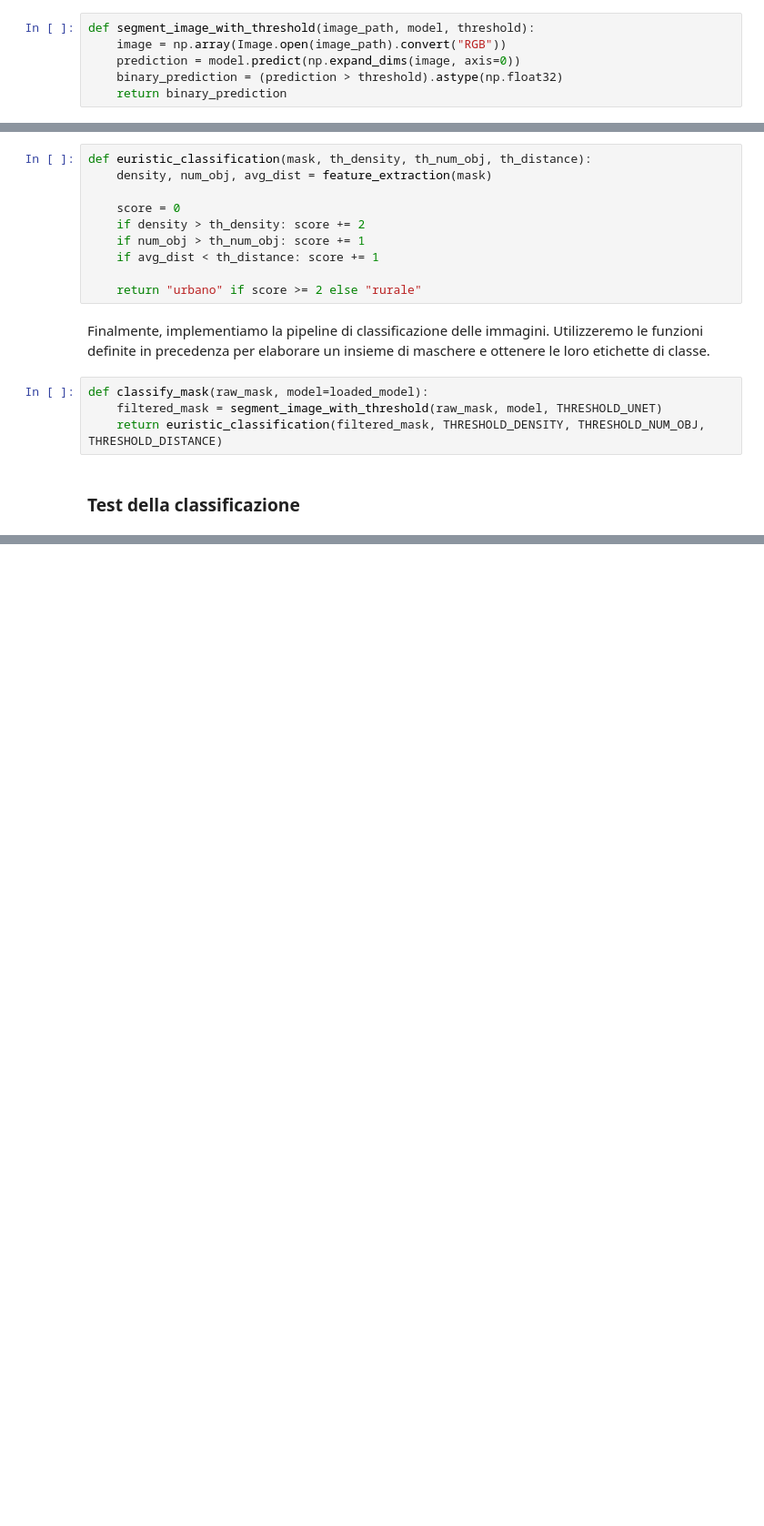
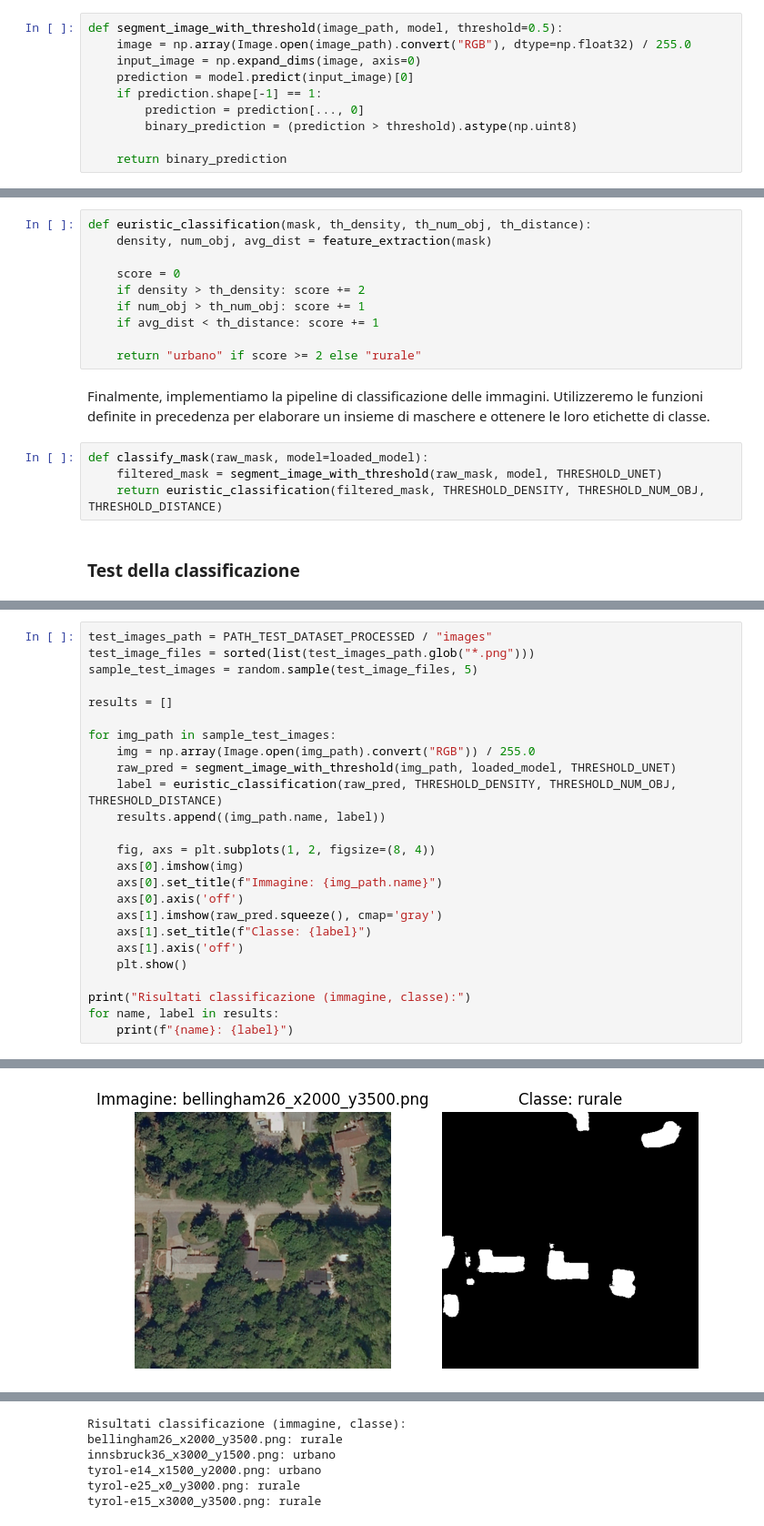
Before and after one commit to Zettaiki/sec-var-2025, a Jupyter notebook: src/python/2_classification.ipynb, the cells around one changed output, grey strips where cells are left out. Shown at 91% size. Cells and saved outputs as stored; diff of their text form; blank space fills up the shorter version.

```diff
--- a/src/python/2_classification.ipynb
+++ b/src/python/2_classification.ipynb
@@ -176,10 +176,14 @@ Best jaccard index: 0.76137996
 # %% [markdown]
 Adesso che abbiamo la soglia ottimale, possiamo utilizzarla per segmentare le immagini nel nostro set di dati. Utilizzeremo la funzione `segment_images_with_threshold` per applicare la soglia e ottenere le maschere segmentate.
 # %%
-def segment_image_with_threshold(image_path, model, threshold):
-    image = np.array(Image.open(image_path).convert("RGB"))
-    prediction = model.predict(np.expand_dims(image, axis=0))
-    binary_prediction = (prediction > threshold).astype(np.float32)
+def segment_image_with_threshold(image_path, model, threshold=0.5):
+    image = np.array(Image.open(image_path).convert("RGB"), dtype=np.float32) / 255.0
+    input_image = np.expand_dims(image, axis=0)
+    prediction = model.predict(input_image)[0]
+    if prediction.shape[-1] == 1:
+        prediction = prediction[..., 0]
+        binary_prediction = (prediction > threshold).astype(np.uint8)
+
     return binary_prediction
 # %% [markdown]
 ## Classificatore delle maschere
@@ -421,0 +430,26 @@ def classify_mask(raw_mask, model=loaded_model):
+# %%
+test_images_path = PATH_TEST_DATASET_PROCESSED / "images"
+test_image_files = sorted(list(test_images_path.glob("*.png")))
+sample_test_images = random.sample(test_image_files, 5)
+
+results = []
+
+for img_path in sample_test_images:
+    img = np.array(Image.open(img_path).convert("RGB")) / 255.0
+    raw_pred = segment_image_with_threshold(img_path, loaded_model, THRESHOLD_UNET)
+    label = euristic_classification(raw_pred, THRESHOLD_DENSITY, THRESHOLD_NUM_OBJ, THRESHOLD_DISTANCE)
+    results.append((img_path.name, label))
+
+    fig, axs = plt.subplots(1, 2, figsize=(8, 4))
+    axs[0].imshow(img)
+    axs[0].set_title(f"Immagine: {img_path.name}")
+    axs[0].axis('off')
+    axs[1].imshow(raw_pred.squeeze(), cmap='gray')
+    axs[1].set_title(f"Classe: {label}")
+    axs[1].axis('off')
+    plt.show()
+
+print("Risultati classificazione (immagine, classe):")
+for name, label in results:
+    print(f"{name}: {label}")
+# %% [output]
@@ -421,0 +457 @@ def classify_mask(raw_mask, model=loaded_model):
+[figure, added]
@@ -421,0 +466,6 @@ def classify_mask(raw_mask, model=loaded_model):
+Risultati classificazione (immagine, classe):
+bellingham26_x2000_y3500.png: rurale
+innsbruck36_x3000_y1500.png: urbano
+tyrol-e14_x1500_y2000.png: urbano
+tyrol-e25_x0_y3000.png: rurale
+tyrol-e15_x3000_y3500.png: rurale
```
Also changed, not shown: parts of 2 cells of this notebook.
